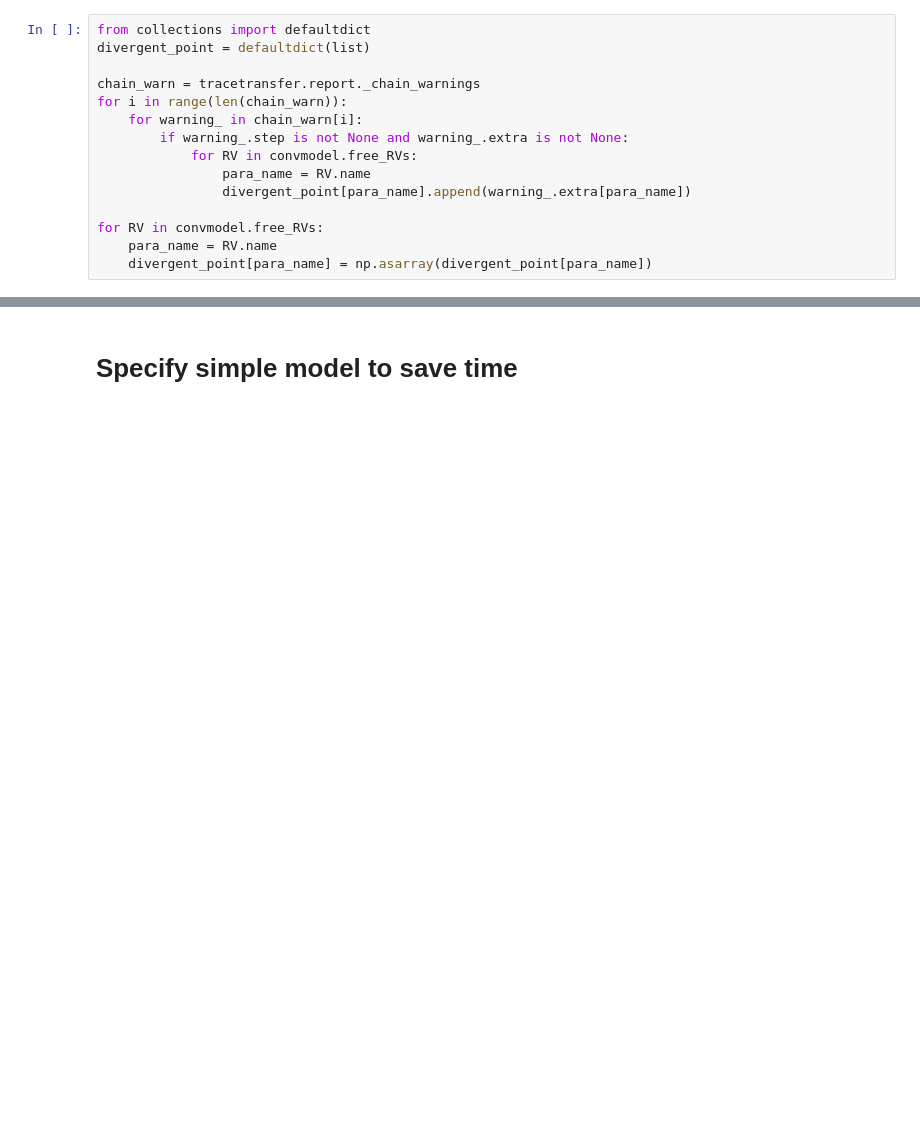
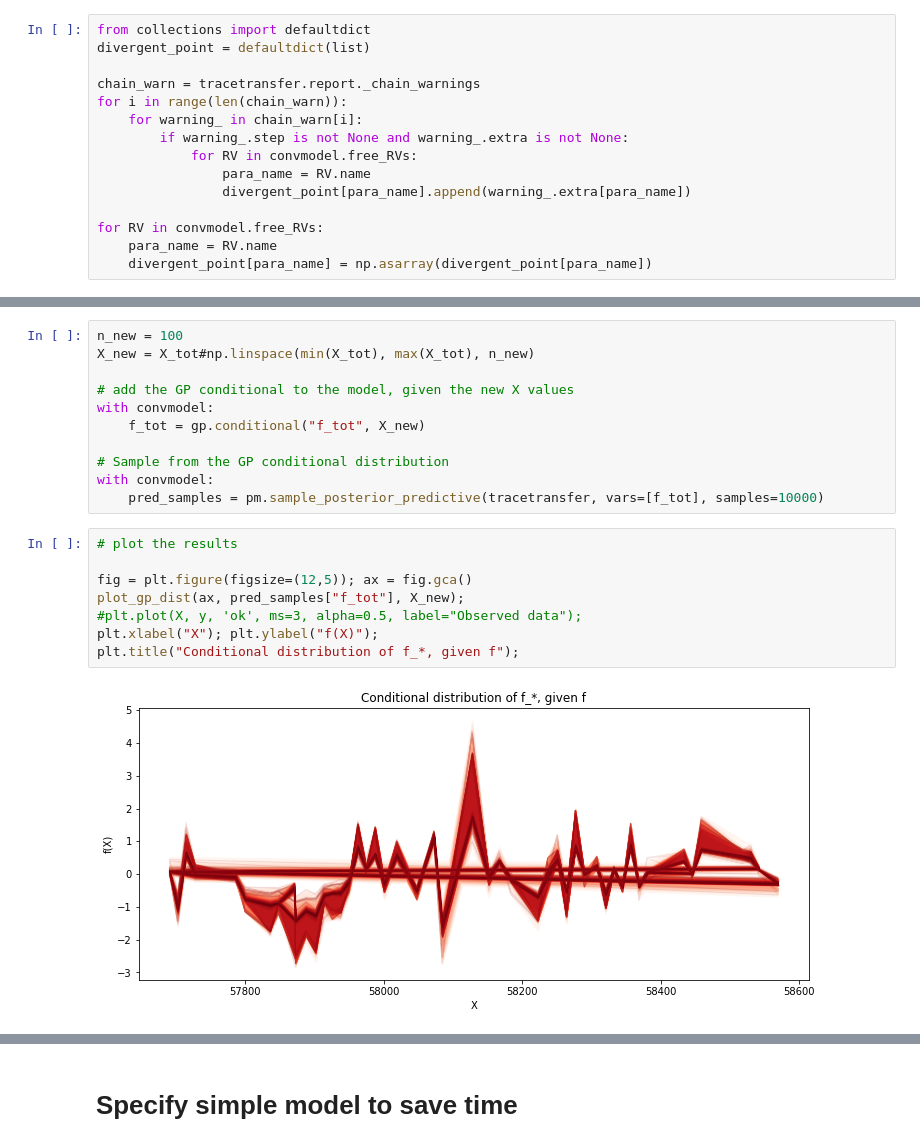
Before and after one commit to MalteBrinch/Master-Thesis-Code, a Jupyter notebook: 7d conv and iterating a GP.ipynb, the cells around one changed output, grey strips where cells are left out. Cells and saved outputs as stored; diff of their text form; blank space fills up the shorter version.

```diff
--- a/7d conv and iterating a GP.ipynb
+++ b/7d conv and iterating a GP.ipynb
@@ -285,0 +366,21 @@ pm.plot_posterior(tracetransfer,names)
+# %%
+n_new = 100
+X_new = X_tot#np.linspace(min(X_tot), max(X_tot), n_new)
+
+# add the GP conditional to the model, given the new X values
+with convmodel:
+    f_tot = gp.conditional("f_tot", X_new)
+
+# Sample from the GP conditional distribution
+with convmodel:
+    pred_samples = pm.sample_posterior_predictive(tracetransfer, vars=[f_tot], samples=10000)
+# %%
+# plot the results
+
+fig = plt.figure(figsize=(12,5)); ax = fig.gca()
+plot_gp_dist(ax, pred_samples["f_tot"], X_new);
+#plt.plot(X, y, 'ok', ms=3, alpha=0.5, label="Observed data");
+plt.xlabel("X"); plt.ylabel("f(X)");
+plt.title("Conditional distribution of f_*, given f");
+# %% [output]
+[figure, added]
```
Also changed, not shown: parts of 15 cells of this notebook.
